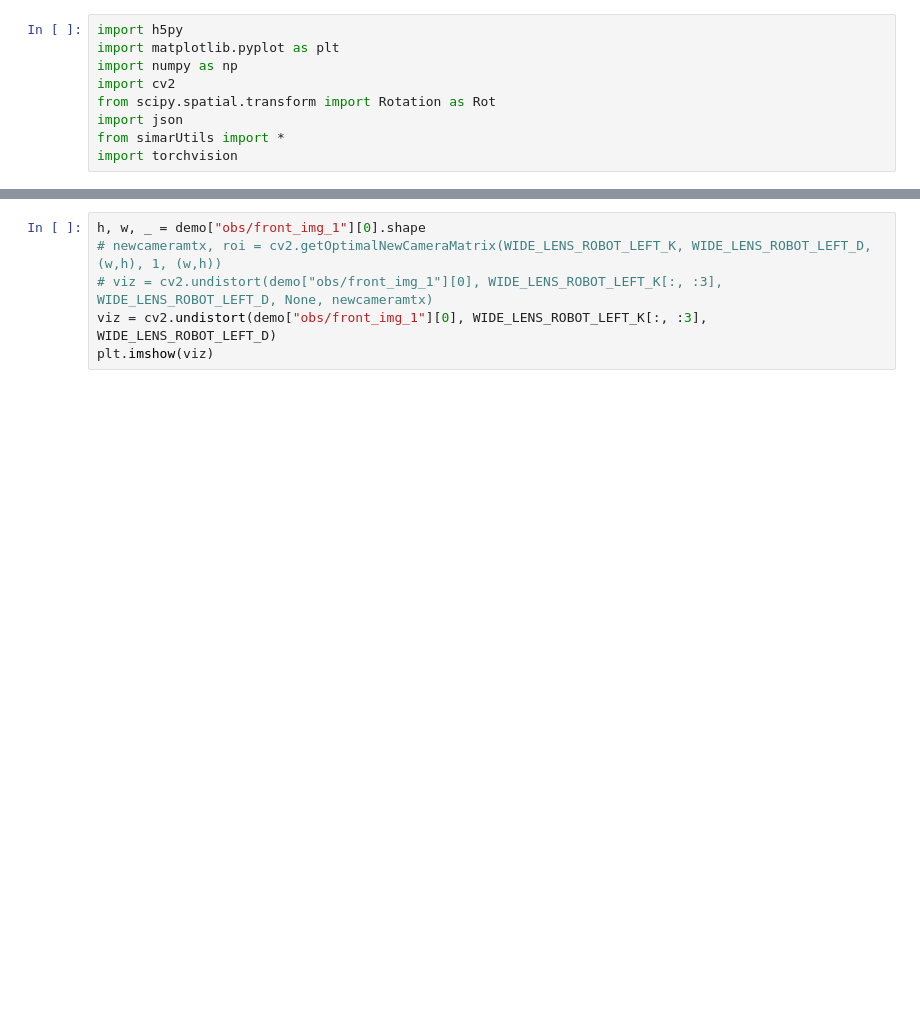
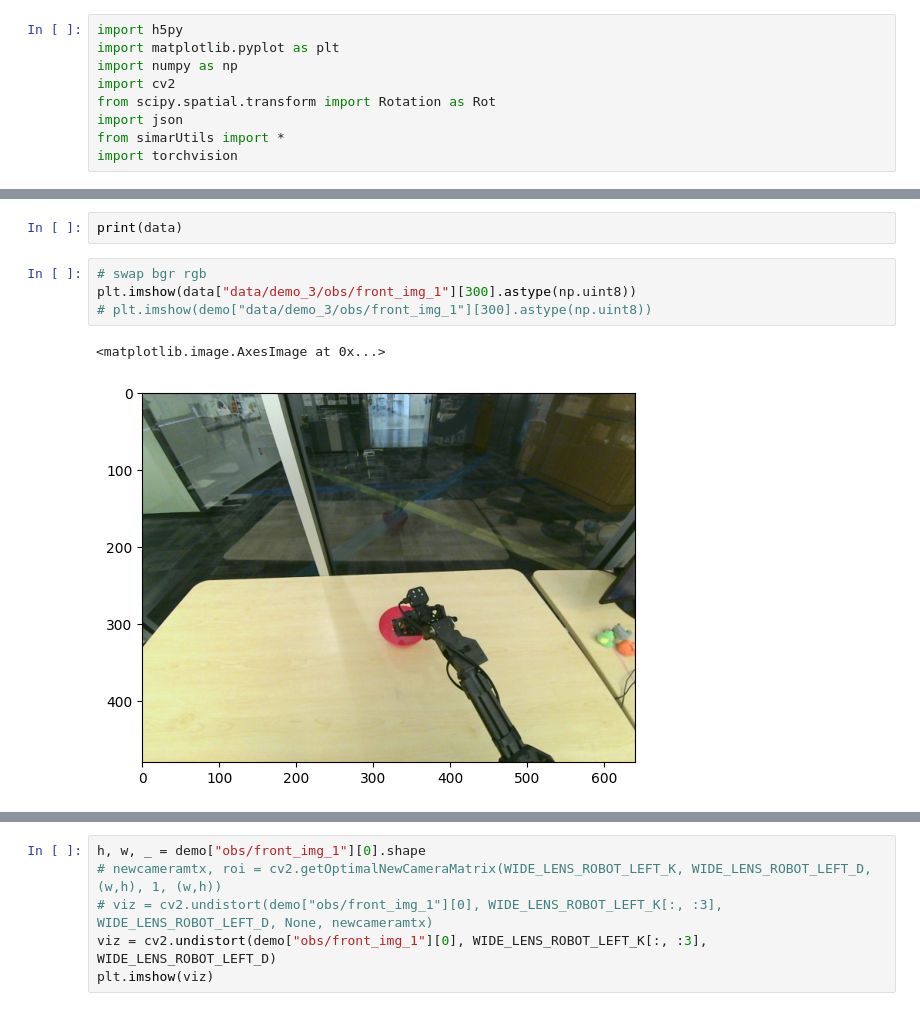
Before and after one commit to swati-gupta-tri-global/EgoMimic, a Jupyter notebook: mimicplay/scripts/aloha_process/VRV1.ipynb, the cells around one changed output, grey strips where cells are left out. Drawn from its saved outputs; the diff is of its cells as text; blank space fills up the shorter version.

```diff
--- a/mimicplay/scripts/aloha_process/VRV1.ipynb
+++ b/mimicplay/scripts/aloha_process/VRV1.ipynb
@@ -161,3 +160,12 @@ demo=demo["demo0"]
+# %%
+print(data)
+# %%
+# swap bgr rgb
+plt.imshow(data["data/demo_3/obs/front_img_1"][300].astype(np.uint8))
+# plt.imshow(demo["data/demo_3/obs/front_img_1"][300].astype(np.uint8))
+# %% [output]
+<matplotlib.image.AxesImage at 0x...>
+[figure, added]
 # %%
 nds(data)
 # %% [output]
```
Also changed, not shown: parts of 11 cells of this notebook.
